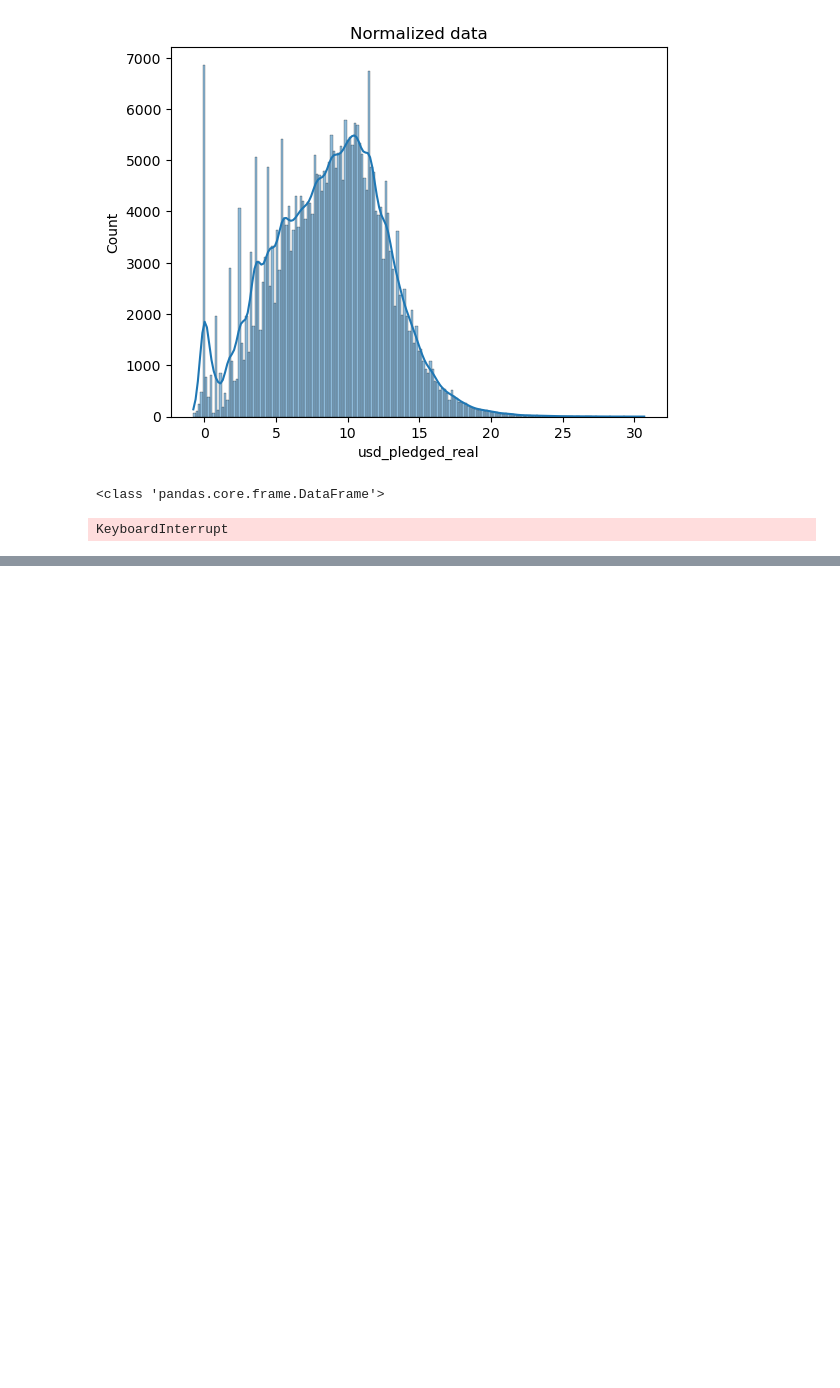
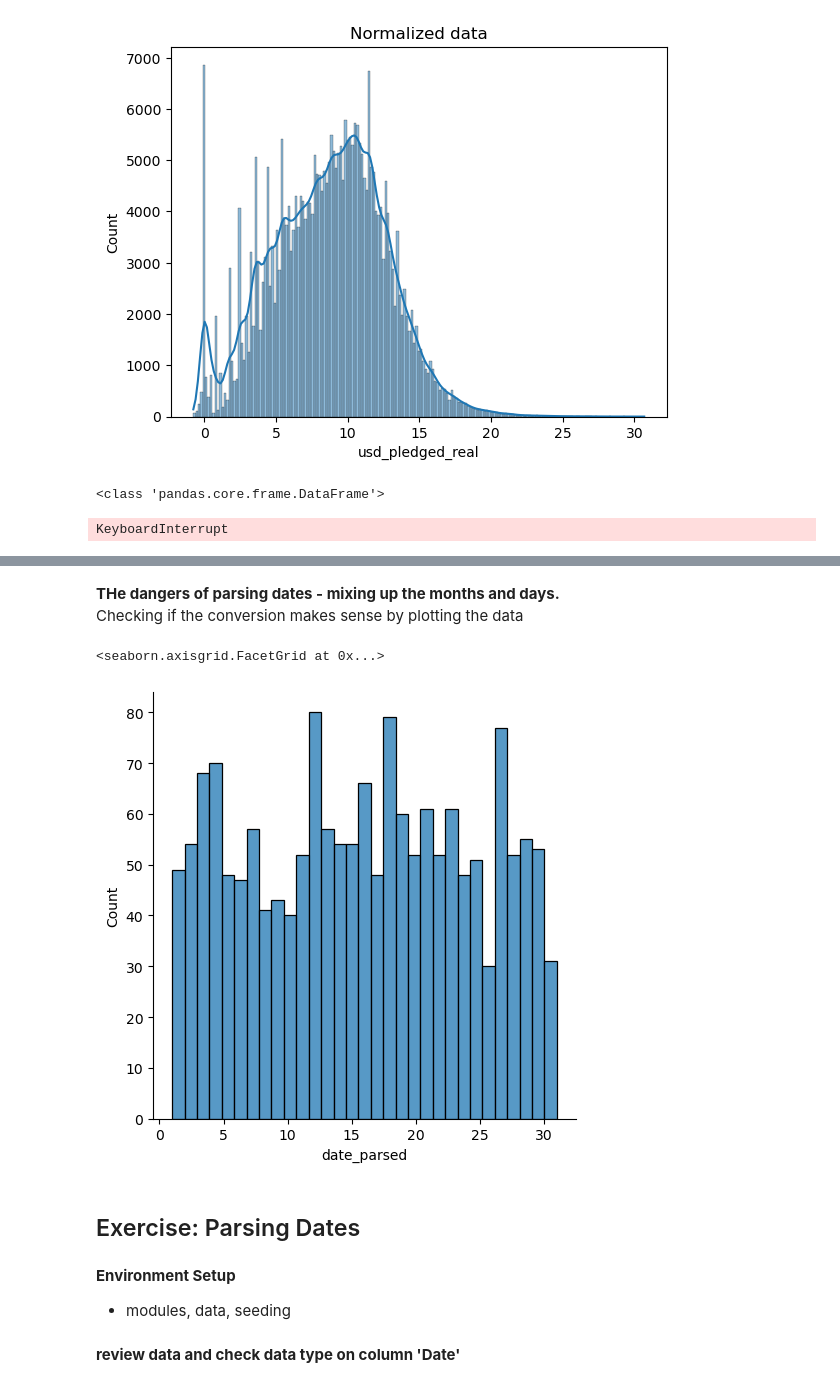
Before and after one commit to albert-joonyoung-park/kaggle-lessons, a Jupyter notebook: kaggle-data-cleaning.ipynb, the cells around one changed output, grey strips where cells are left out. Saved outputs shown, nothing was run; the diff lists cells and outputs as text; code cells hidden in the pictures; blank space fills up the shorter version.

Commit message:
Kaggle Notebook | kaggle-data-cleaning | Version 8

```diff
--- a/kaggle-data-cleaning.ipynb
+++ b/kaggle-data-cleaning.ipynb
@@ -875,0 +881,12 @@ KeyboardInterrupt
+# %%
+# import modules to use
+import pandas as pd
+import numpy as np
+import seaborn as sns
+import datetime
+
+# load the data
+landslides = pd.read_csv("/kaggle/input/landslide-events/catalog.csv")
+
+# set seed for reproducibility
+np.random.seed(0)
@@ -875,0 +955,9 @@ KeyboardInterrupt
+# %%
+# create a new column, date_parsed, with the parsed data
+landslides['date_parsed'] = pd.to_datetime(landslides['date'], format="%m/%d/%y") # to format "09/27/23"
+
+# check and compare the columns
+landslides[['date','date_parsed']]
+
+# if want the pandas to infer the date format. - not recommended for always
+# landslides['date_parsed'] = pd.to_datetime(landslides['Date'], infer_datetime_format=True)
@@ -875,0 +990,5 @@ KeyboardInterrupt
+# %%
+# get the day of the month from the date_parsed column
+day_of_month_landslides = landslides['date_parsed'].dt.day
+day_of_month_landslides   # Name: date_parsed, Length: 1693, dtype: float64
+#day_of_month_landslides2 = landslides['date'].dt.day  # error - Can only use .dt accessor with datetimelike values
@@ -875,0 +1008,16 @@ KeyboardInterrupt
+# %% [markdown]
+**THe dangers of parsing dates - mixing up the months and days.**
+Checking if the conversion makes sense by plotting the data
+# %%
+# drop NaN values, then draw distribution plot
+day_of_month_landslides = day_of_month_landslides.dropna()
+sns.displot(day_of_month_landslides, kde=False, bins=31)
+#sns.histplot(day_of_month_landslides, kde=False, bins=31)
+# %% [output]
+<seaborn.axisgrid.FacetGrid at 0x...>
+[figure, added]
+# %% [markdown]
+## Exercise: Parsing Dates
+# %% [markdown]
+**Environment Setup**
+ - modules, data, seeding
@@ -875,0 +1035,2 @@ KeyboardInterrupt
+# %% [markdown]
+**review data and check data type on column 'Date'**
```
Also changed, not shown: parts of 38 cells of this notebook.
